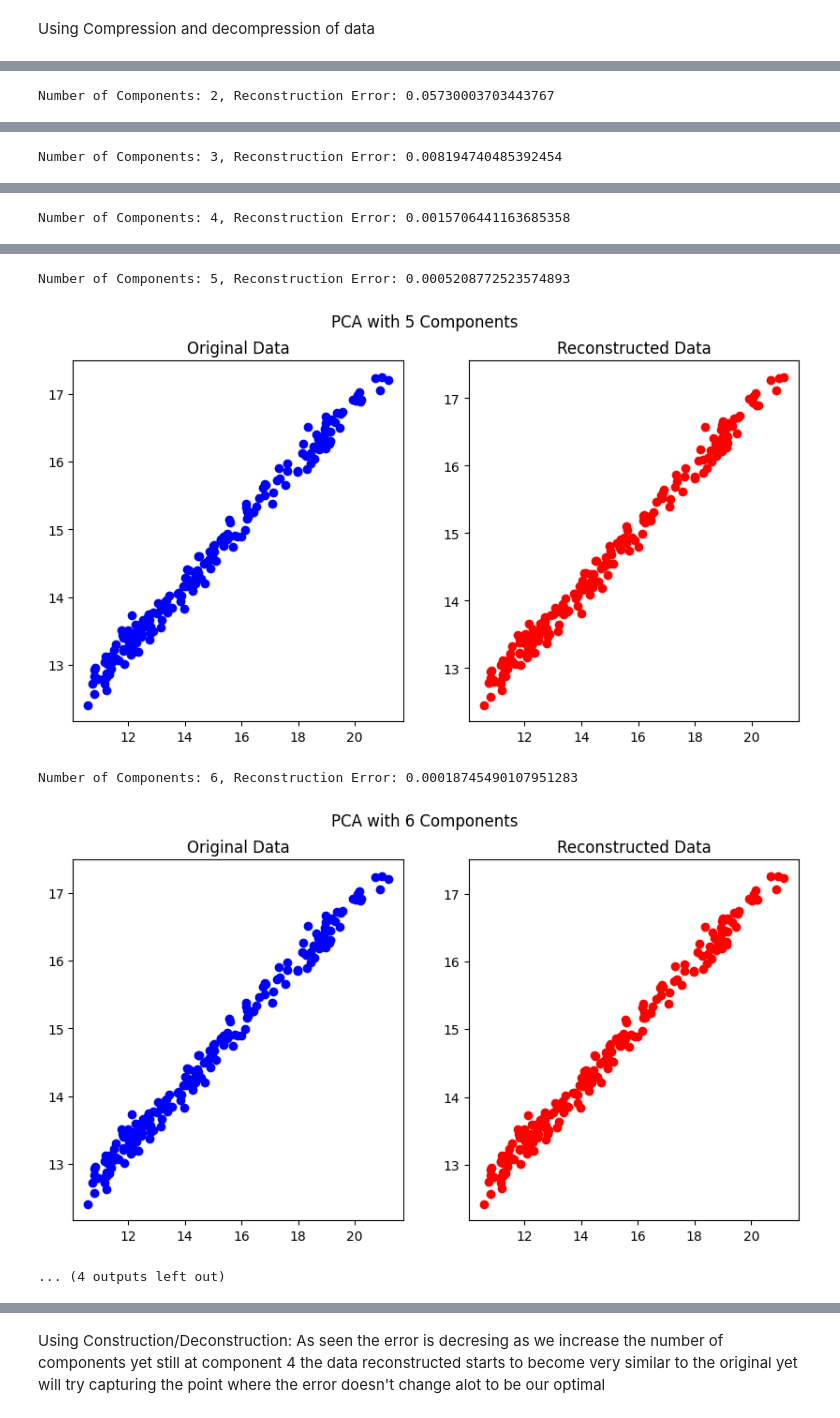
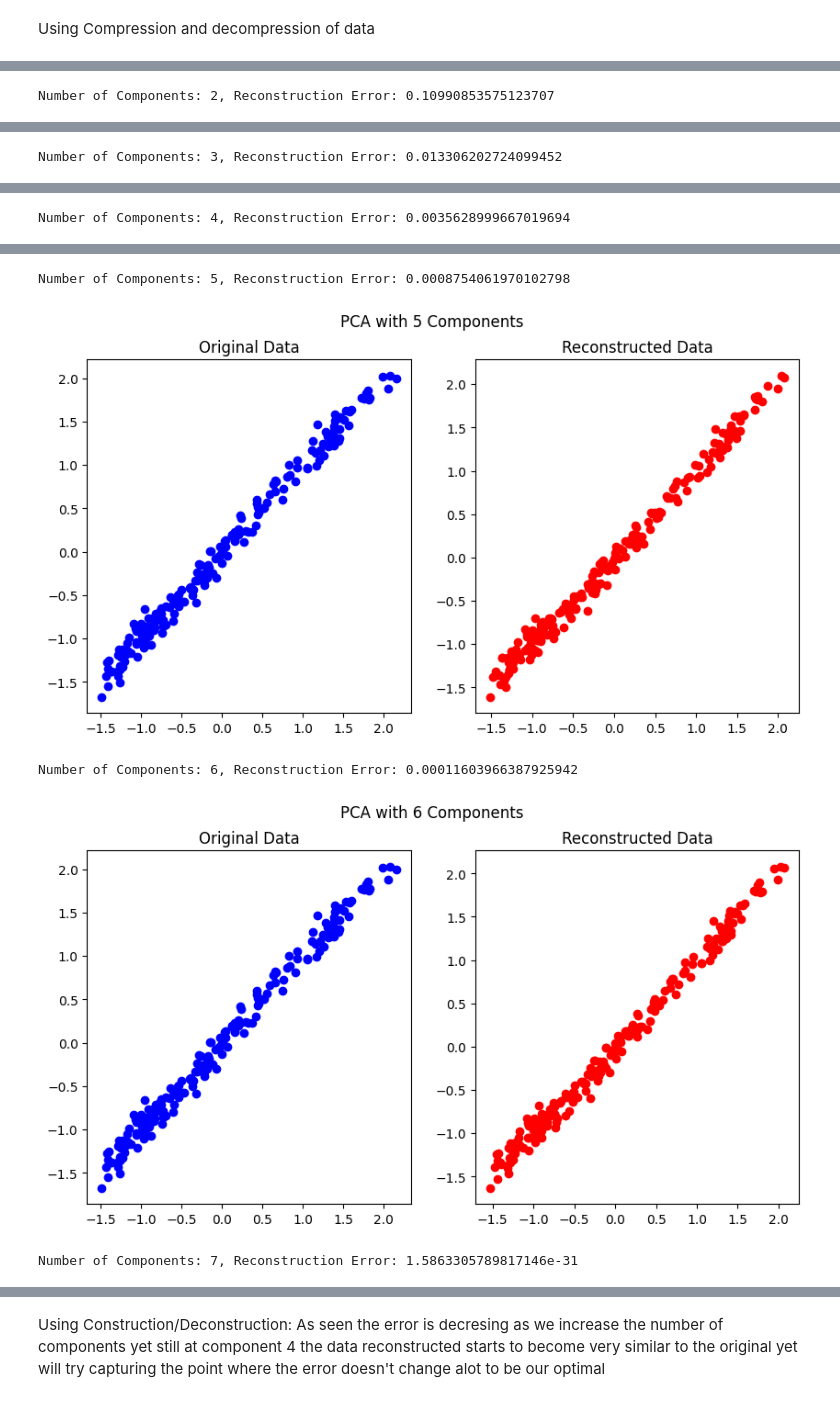
Before and after one commit to RawanKhaled20/Unsupervised_Seeds_Clustering, a Jupyter notebook: Unsupervised_learning_using_cfuzzy_and_cfuzzyentropy.ipynb, the cells around one changed output, grey strips where cells are left out. Drawn from its saved outputs; the diff is of its cells as text; code cells hidden in the pictures.

```diff
--- a/Unsupervised_learning_using_cfuzzy_and_cfuzzyentropy.ipynb
+++ b/Unsupervised_learning_using_cfuzzy_and_cfuzzyentropy.ipynb
@@ -158,14 +162,15 @@ df_new = df.drop(columns=['Type'])
 # **Applying PCA**
 Using elbow method to get best component
 # %%
-# Convert df to numpy array
-X = df.values
+# Standard Scaling
+scaler = StandardScaler()
+X = scaler.fit_transform(df_new)
 
 # Create a list to store explained variance ratios
 explained_variance_ratios = []
 
 # Try different numbers of components
-for n_components in range(1, min(df.shape)+1):
+for n_components in range(1, min(df_new.shape)+1):
     # Initialize PCA with the current number of components
     pca = PCA(n_components=n_components)
 
@@ -180,7 +185,7 @@ for n_components in range(1, min(df.shape)+1):
 
 # Plot explained variance ratios
 plt.figure(figsize=(10, 6))
-plt.plot(range(1, min(df.shape)+1), explained_variance_ratios, marker='o')
+plt.plot(range(1, min(df_new.shape)+1), explained_variance_ratios, marker='o')
 plt.xlabel('Number of Components')
 plt.ylabel('Cumulative Explained Variance Ratio')
 plt.title('PCA - Explained Variance Ratios')
@@ -194,7 +199,7 @@ Using elbow method: As seen 4 is the best number of components as increasing mor
 Using Compression and decompression of data
 # %%
 # Try different numbers of components
-for n_components in range(1, min(df.shape)+1):
+for n_components in range(1, min(df_new.shape)+1):
     # Initialize PCA with the current number of components
     pca = PCA(n_components=n_components)
 
@@ -226 +231 @@ Number of Components: 1, Reconstruction Error: 0.3371902776708093
-Number of Components: 2, Reconstruction Error: 0.05730003703443767
+Number of Components: 2, Reconstruction Error: 0.10990853575123707
@@ -228 +233 @@ Number of Components: 2, Reconstruction Error: 0.05730003703443767
-Number of Components: 3, Reconstruction Error: 0.008194740485392454
+Number of Components: 3, Reconstruction Error: 0.013306202724099452
@@ -230 +235 @@ Number of Components: 3, Reconstruction Error: 0.008194740485392454
-Number of Components: 4, Reconstruction Error: 0.0015706441163685358
+Number of Components: 4, Reconstruction Error: 0.0035628999667019694
@@ -232,5 +237,5 @@ Number of Components: 4, Reconstruction Error: 0.0015706441163685358
-Number of Components: 5, Reconstruction Error: 0.0005208772523574893
+Number of Components: 5, Reconstruction Error: 0.0008754061970102798
-[figure, old version]
+[figure, new version]
-Number of Components: 6, Reconstruction Error: 0.00018745490107951283
+Number of Components: 6, Reconstruction Error: 0.00011603966387925942
-[figure, old version]
+[figure, new version]
-... (4 outputs left out)
+Number of Components: 7, Reconstruction Error: 1.5863305789817146e-31
```
Also changed, not shown: parts of 50 cells of this notebook.
